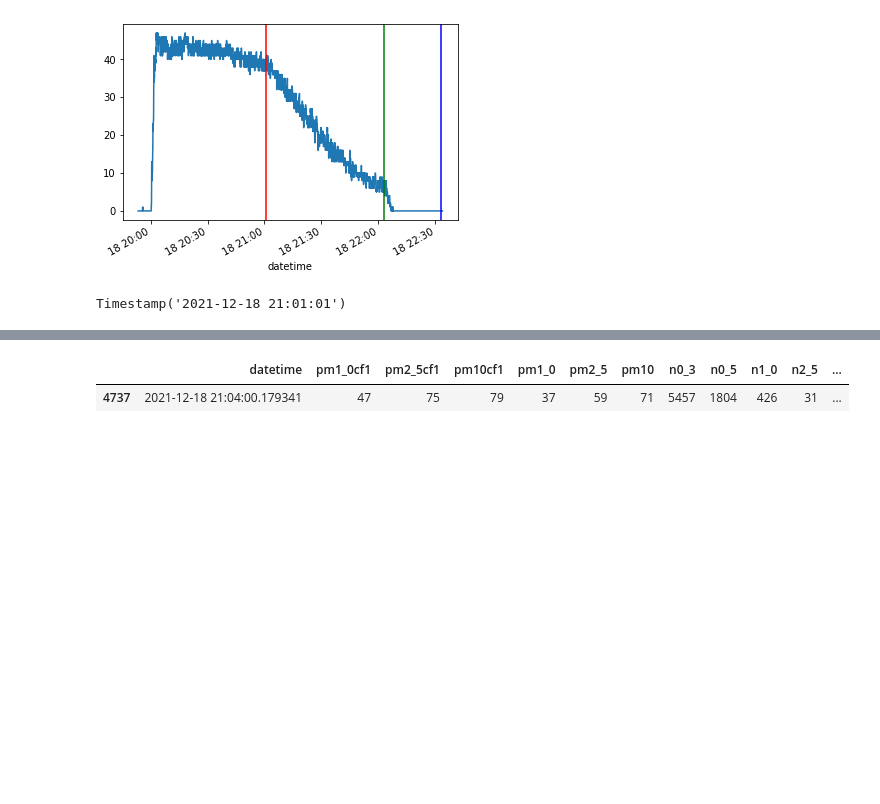
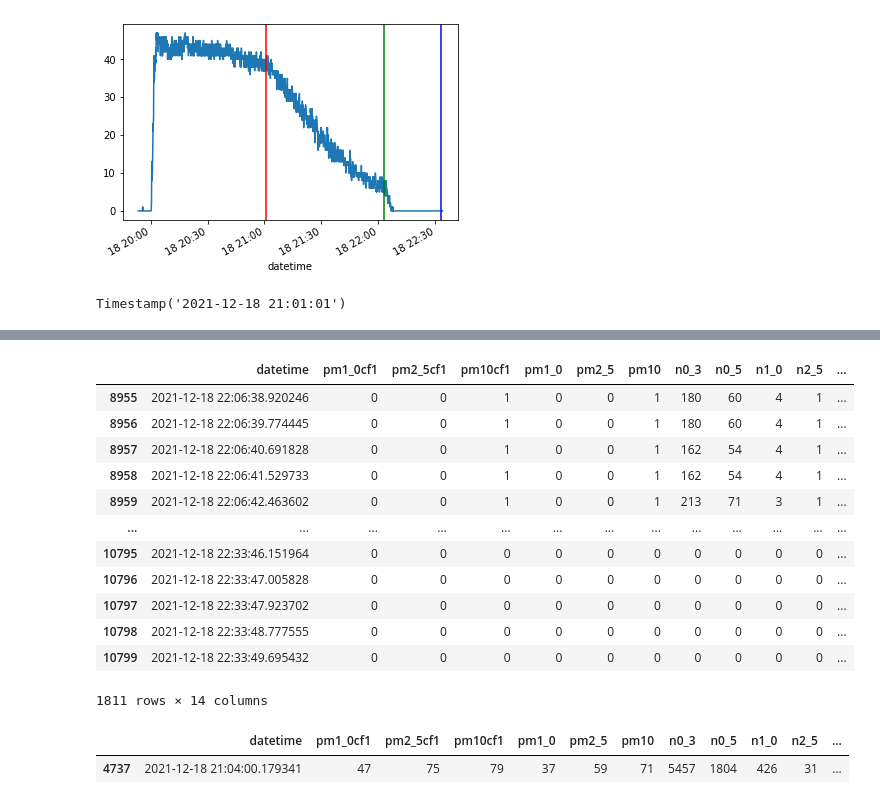
Before and after one commit to Edderic/graphica, a Jupyter notebook: notebooks/air_cleaning_experiments/air_cleaning_experiments.ipynb, the cells around one changed output, grey strips where cells are left out. Cells and saved outputs as stored; diff of their text form; code cells hidden in the pictures; blank space fills up the shorter version.

```diff
--- a/notebooks/air_cleaning_experiments/air_cleaning_experiments.ipynb
+++ b/notebooks/air_cleaning_experiments/air_cleaning_experiments.ipynb
@@ -888,0 +914,19 @@ Timestamp('2021-12-18 21:01:01')
+# %%
+particle_reset[
+    (particle_reset['pm1_0'] == 0) &
+    (particle_reset['datetime'] > '2021-12-18 22:00')
+]
+# %% [output]
+|  | datetime | pm1_0cf1 | pm2_5cf1 | pm10cf1 | pm1_0 | pm2_5 | pm10 | n0_3 | n0_5 | n1_0 | n2_5 | ... |
+| 8955 | 2021-12-18 22:06:38.920246 | 0 | 0 | 1 | 0 | 0 | 1 | 180 | 60 | 4 | 1 | ... |
+| 8956 | 2021-12-18 22:06:39.774445 | 0 | 0 | 1 | 0 | 0 | 1 | 180 | 60 | 4 | 1 | ... |
+| 8957 | 2021-12-18 22:06:40.691828 | 0 | 0 | 1 | 0 | 0 | 1 | 162 | 54 | 4 | 1 | ... |
+| 8958 | 2021-12-18 22:06:41.529733 | 0 | 0 | 1 | 0 | 0 | 1 | 162 | 54 | 4 | 1 | ... |
+| 8959 | 2021-12-18 22:06:42.463602 | 0 | 0 | 1 | 0 | 0 | 1 | 213 | 71 | 3 | 1 | ... |
+| ... | ... | ... | ... | ... | ... | ... | ... | ... | ... | ... | ... | ... |
+| 10795 | 2021-12-18 22:33:46.151964 | 0 | 0 | 0 | 0 | 0 | 0 | 0 | 0 | 0 | 0 | ... |
+| 10796 | 2021-12-18 22:33:47.005828 | 0 | 0 | 0 | 0 | 0 | 0 | 0 | 0 | 0 | 0 | ... |
+| 10797 | 2021-12-18 22:33:47.923702 | 0 | 0 | 0 | 0 | 0 | 0 | 0 | 0 | 0 | 0 | ... |
+| 10798 | 2021-12-18 22:33:48.777555 | 0 | 0 | 0 | 0 | 0 | 0 | 0 | 0 | 0 | 0 | ... |
+| 10799 | 2021-12-18 22:33:49.695432 | 0 | 0 | 0 | 0 | 0 | 0 | 0 | 0 | 0 | 0 | ... |
+1811 rows × 14 columns
```
Also changed, not shown: parts of 32 cells of this notebook, 1 other file.
